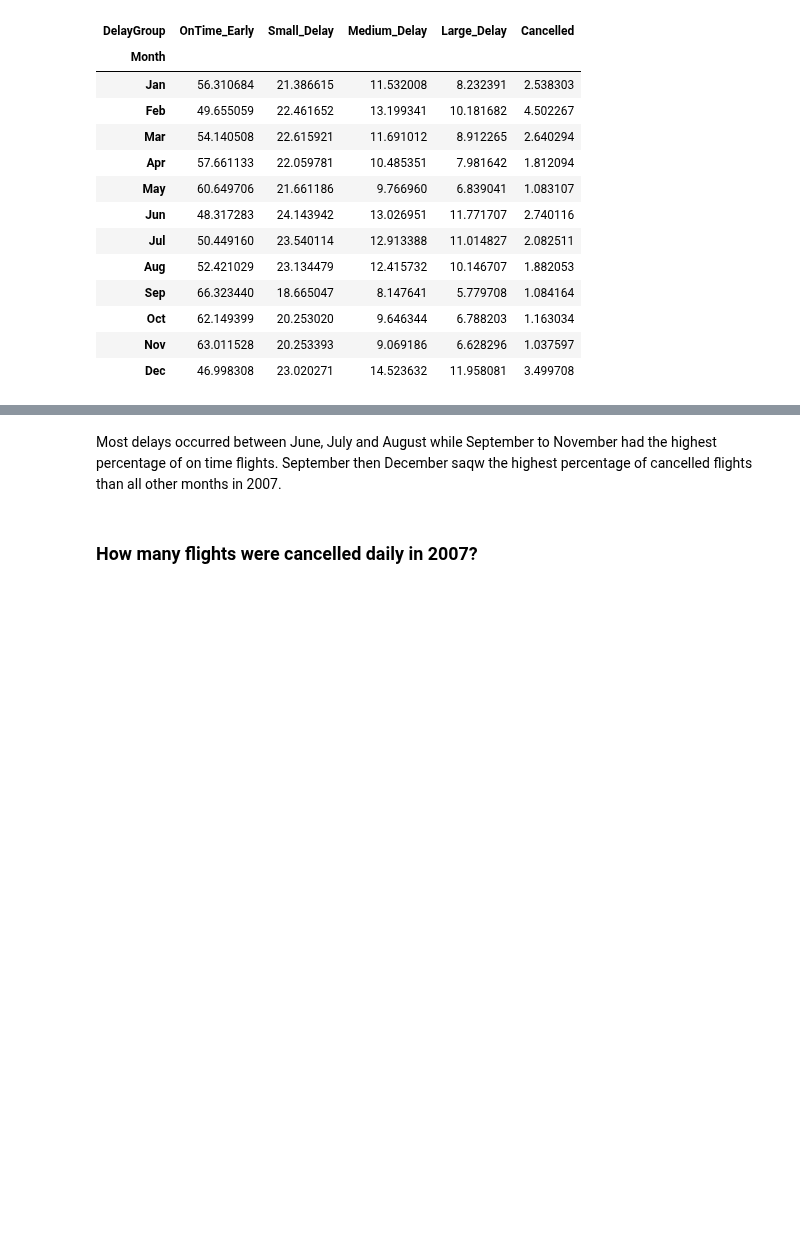
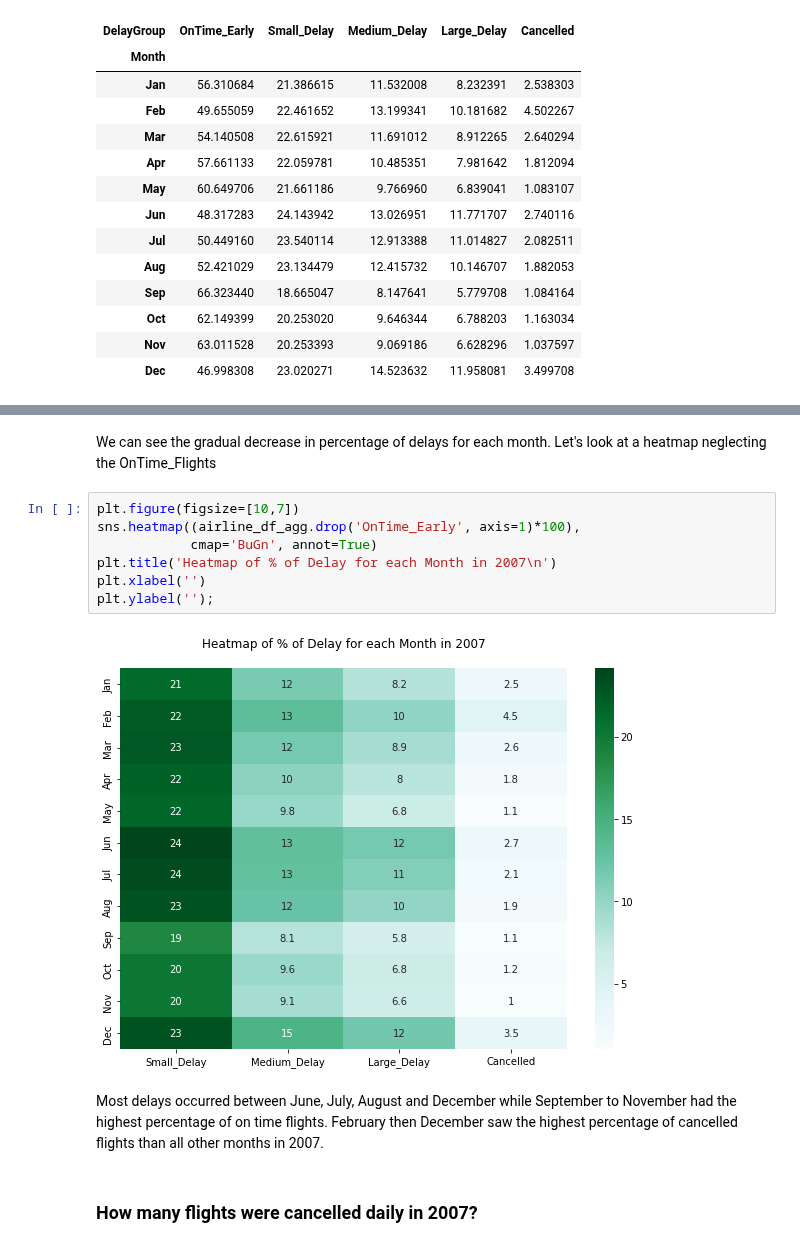
Before and after one commit to EsosaOrumwese/ALX-T-Nanodegree, a Jupyter notebook: Data Analytics/Projects/Airline On-Time Performance Data/eda_act.ipynb, the cells around one changed output, grey strips where cells are left out. Saved outputs shown, nothing was run; the diff lists cells and outputs as text; blank space fills up the shorter version.

```diff
--- a/Data Analytics/Projects/Airline On-Time Performance Data/eda_act.ipynb
+++ b/Data Analytics/Projects/Airline On-Time Performance Data/eda_act.ipynb
@@ -332,5 +318,16 @@ sns.heatmap(airline_df_agg, cmap='Blues')
+# %% [markdown]
+We can see the gradual decrease in percentage of delays for each month. Let's look at a heatmap neglecting the OnTime_Flights
+# %%
+plt.figure(figsize=[10,7])
+sns.heatmap((airline_df_agg.drop('OnTime_Early', axis=1)*100),
+            cmap='BuGn', annot=True)
+plt.title('Heatmap of % of Delay for each Month in 2007\n')
+plt.xlabel('')
+plt.ylabel('');
+# %% [output]
+[figure, added]
 # %% [markdown]
-Most delays occurred between June, July and August while September to November had the highest percentage of on time flights. September then December saqw the highest percentage of cancelled flights than all other months in 2007.
+Most delays occurred between June, July, August and December while September to November had the highest percentage of on time flights. February then December saw the highest percentage of cancelled flights than all other months in 2007.
 # %% [markdown]
 ### How many flights were cancelled daily in 2007?
 # %%
```
Also changed, not shown: parts of 11 cells of this notebook.
